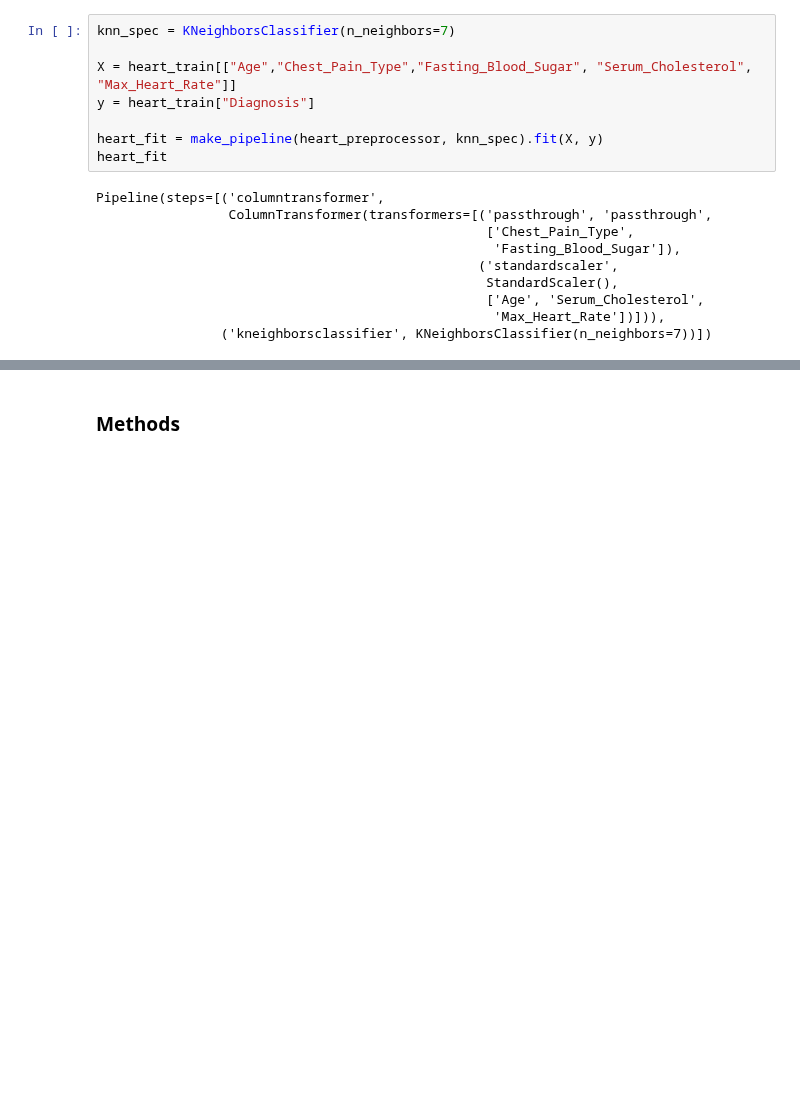
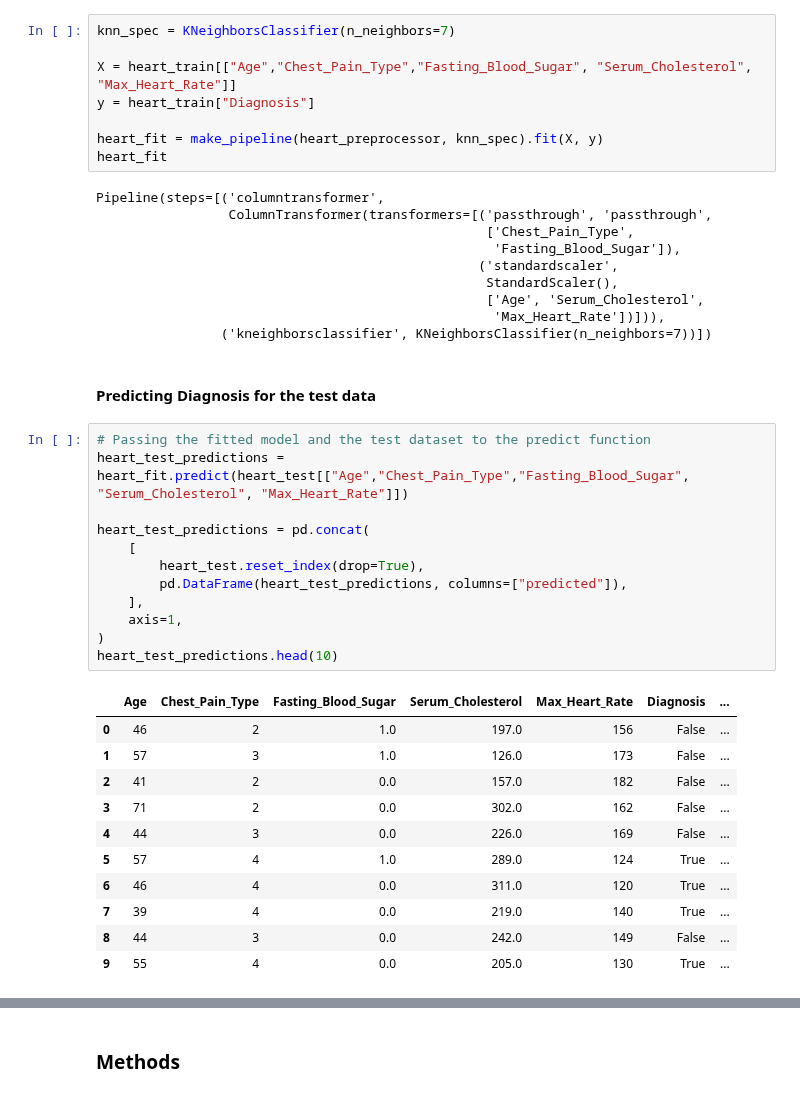
Before and after one commit to ddsanto/insert-group-name, a Jupyter notebook: Project report.ipynb, the cells around one changed output, grey strips where cells are left out. Drawn from its saved outputs; the diff is of its cells as text; blank space fills up the shorter version.

```diff
--- a/Project report.ipynb
+++ b/Project report.ipynb
@@ -431,3 +431,29 @@ Pipeline(steps=[('columntransformer',
                                                   ['Age', 'Serum_Cholesterol',
                                                    'Max_Heart_Rate'])])),
                 ('kneighborsclassifier', KNeighborsClassifier(n_neighbors=7))])
+# %% [markdown]
+#### Predicting Diagnosis for the test data
+# %%
+# Passing the fitted model and the test dataset to the predict function
+heart_test_predictions = heart_fit.predict(heart_test[["Age","Chest_Pain_Type","Fasting_Blood_Sugar", "Serum_Cholesterol", "Max_Heart_Rate"]])
+
+heart_test_predictions = pd.concat(
+    [
+        heart_test.reset_index(drop=True),
+        pd.DataFrame(heart_test_predictions, columns=["predicted"]),
+    ],
+    axis=1,
+)
+heart_test_predictions.head(10)
+# %% [output]
+|  | Age | Chest_Pain_Type | Fasting_Blood_Sugar | Serum_Cholesterol | Max_Heart_Rate | Diagnosis | ... |
+| 0 | 46 | 2 | 1.0 | 197.0 | 156 | False | ... |
+| 1 | 57 | 3 | 1.0 | 126.0 | 173 | False | ... |
+| 2 | 41 | 2 | 0.0 | 157.0 | 182 | False | ... |
+| 3 | 71 | 2 | 0.0 | 302.0 | 162 | False | ... |
+| 4 | 44 | 3 | 0.0 | 226.0 | 169 | False | ... |
+| 5 | 57 | 4 | 1.0 | 289.0 | 124 | True | ... |
+| 6 | 46 | 4 | 0.0 | 311.0 | 120 | True | ... |
+| 7 | 39 | 4 | 0.0 | 219.0 | 140 | True | ... |
+| 8 | 44 | 3 | 0.0 | 242.0 | 149 | False | ... |
+| 9 | 55 | 4 | 0.0 | 205.0 | 130 | True | ... |
```
Also changed, not shown: parts of 1 cell of this notebook.
